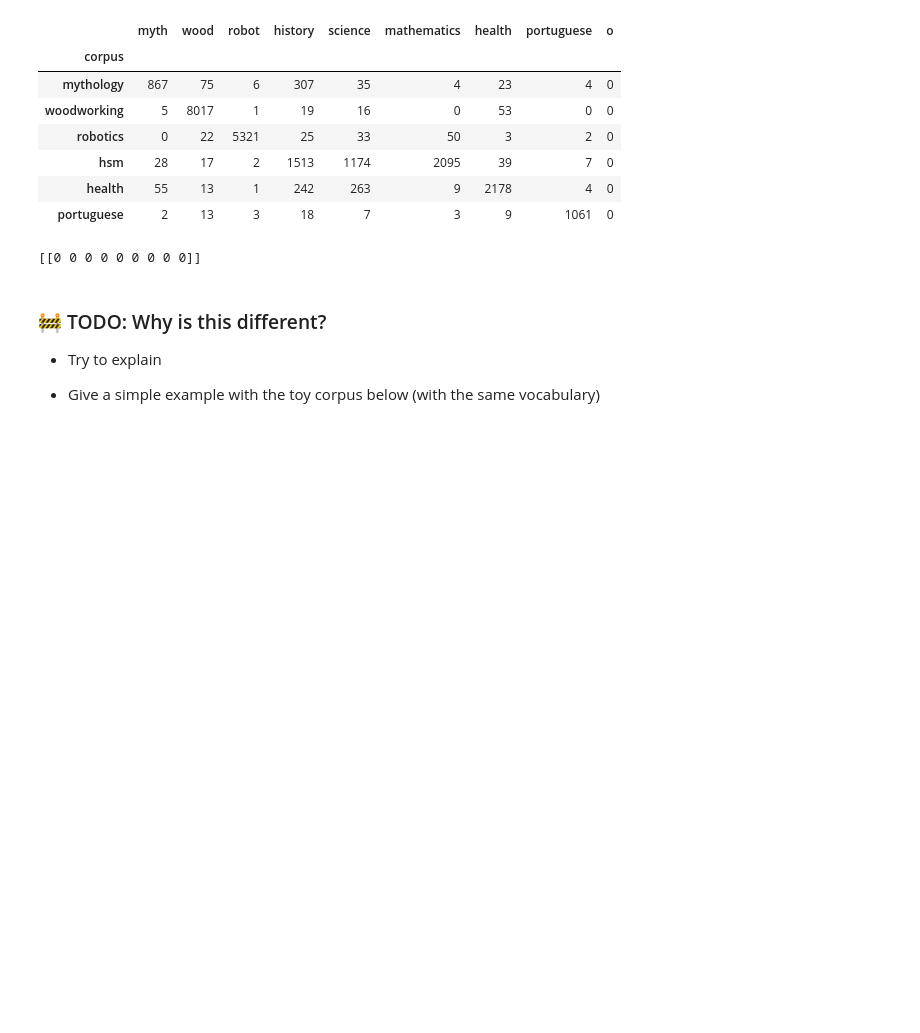
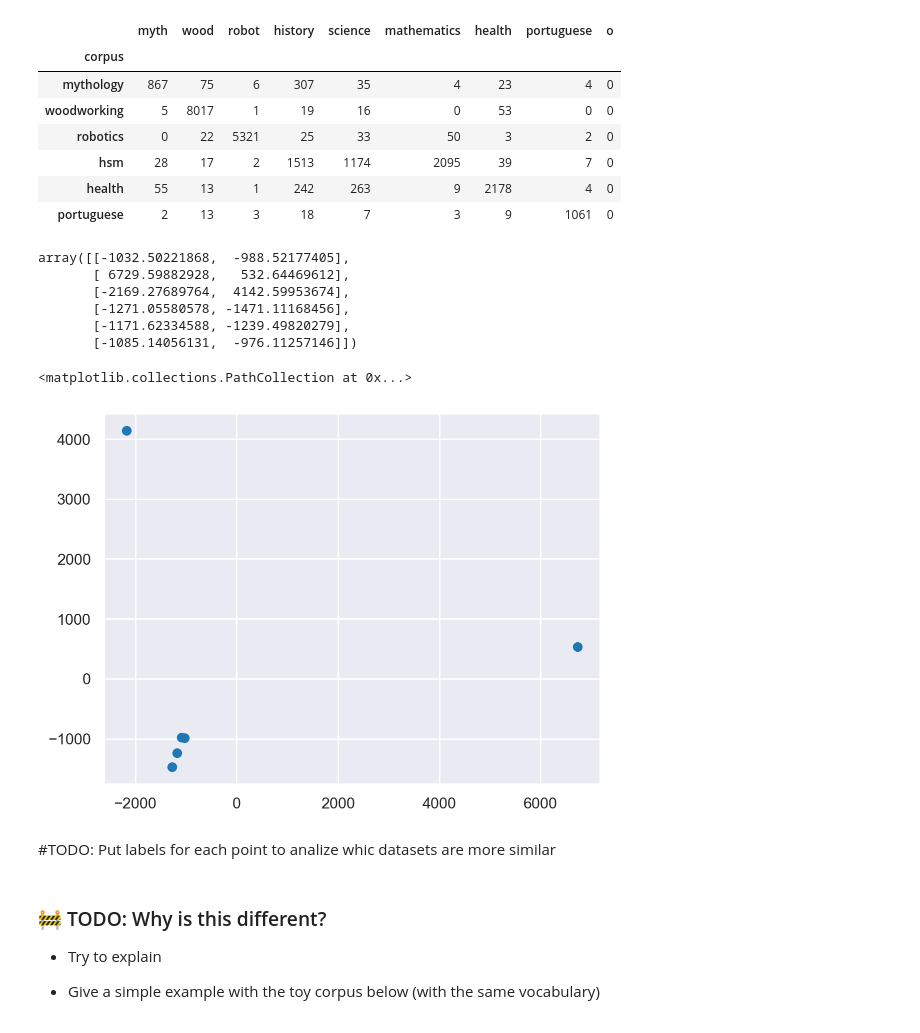
Before and after one commit to jlopetegui98/HandsOn-NLP, a Jupyter notebook: TP2/HoNLP-week2.ipynb, the cells around one changed output. Drawn from its saved outputs; the diff is of its cells as text; code cells hidden in the pictures; blank space fills up the shorter version.

Commit message:
implementation until models implementation

```diff
--- a/TP2/HoNLP-week2.ipynb
+++ b/TP2/HoNLP-week2.ipynb
@@ -275,10 +275,24 @@ wc_cv_df
 | hsm | 28 | 17 | 2 | 1513 | 1174 | 2095 | 39 | 7 | 0 |
 | health | 55 | 13 | 1 | 242 | 263 | 9 | 2178 | 4 | 0 |
 | portuguese | 2 | 13 | 3 | 18 | 7 | 3 | 9 | 1061 | 0 |
-# %%
-print(vectorizer.transform(['mythology']).toarray())
-# %% [output]
-[[0 0 0 0 0 0 0 0 0]]
+# %%
+pca_model_cv = PCA(n_components=2, random_state=42)
+wc_df_pca_cv = pca_model_cv.fit_transform(wc_cv_df)
+wc_df_pca_cv
+# %% [output]
+array([[-1032.50221868,  -988.52177405],
+       [ 6729.59882928,   532.64469612],
+       [-2169.27689764,  4142.59953674],
+       [-1271.05580578, -1471.11168456],
+       [-1171.62334588, -1239.49820279],
+       [-1085.14056131,  -976.11257146]])
+# %%
+plt.scatter(wc_df_pca_cv[:,0],wc_df_pca_cv[:,1])
+# %% [output]
+<matplotlib.collections.PathCollection at 0x...>
+[figure, added]
+# %% [markdown]
+#TODO: Put labels for each point to analize whic datasets are more similar
 # %% [markdown]
 ### 🚧 TODO: Why is this different?
 
```
Also changed, not shown: parts of 26 cells of this notebook.
